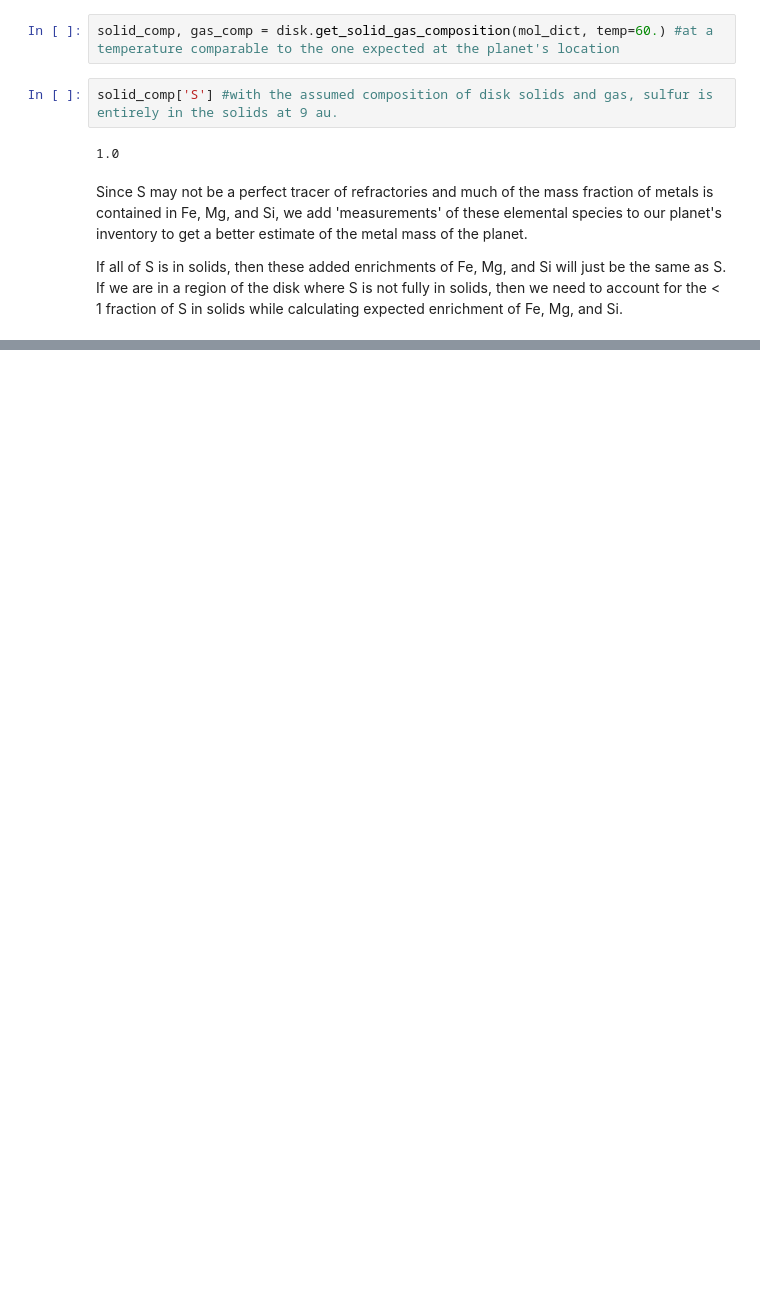
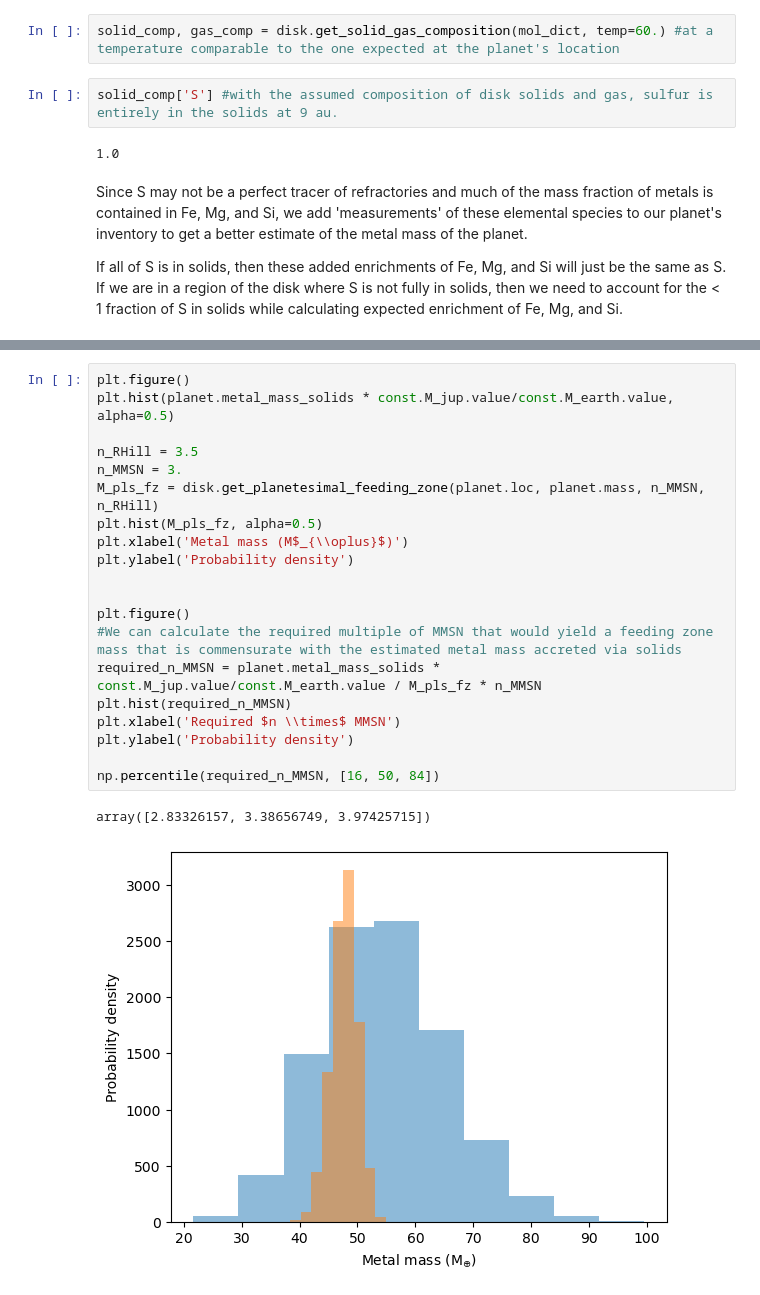
Before and after one commit to y-chachan/accomp, a Jupyter notebook: examples/example_planet_measurements.ipynb, the cells around one changed output, grey strips where cells are left out. Drawn from its saved outputs; the diff is of its cells as text; blank space fills up the shorter version.

```diff
--- a/examples/example_planet_measurements.ipynb
+++ b/examples/example_planet_measurements.ipynb
@@ -153,0 +213,23 @@ plt.legend()
+# %%
+plt.figure()
+plt.hist(planet.metal_mass_solids * const.M_jup.value/const.M_earth.value, alpha=0.5)
+
+n_RHill = 3.5
+n_MMSN = 3.
+M_pls_fz = disk.get_planetesimal_feeding_zone(planet.loc, planet.mass, n_MMSN, n_RHill)
+plt.hist(M_pls_fz, alpha=0.5)
+plt.xlabel('Metal mass (M$_{\\oplus}$)')
+plt.ylabel('Probability density')
+
+
+plt.figure()
+#We can calculate the required multiple of MMSN that would yield a feeding zone mass that is commensurate with the estimated metal mass accreted via solids
+required_n_MMSN = planet.metal_mass_solids * const.M_jup.value/const.M_earth.value / M_pls_fz * n_MMSN
+plt.hist(required_n_MMSN)
+plt.xlabel('Required $n \\times$ MMSN')
+plt.ylabel('Probability density')
+
+np.percentile(required_n_MMSN, [16, 50, 84])
+# %% [output]
+array([2.83326157, 3.38656749, 3.97425715])
+[figure, added]
```
Also changed, not shown: parts of 15 cells of this notebook, 3 other files.
